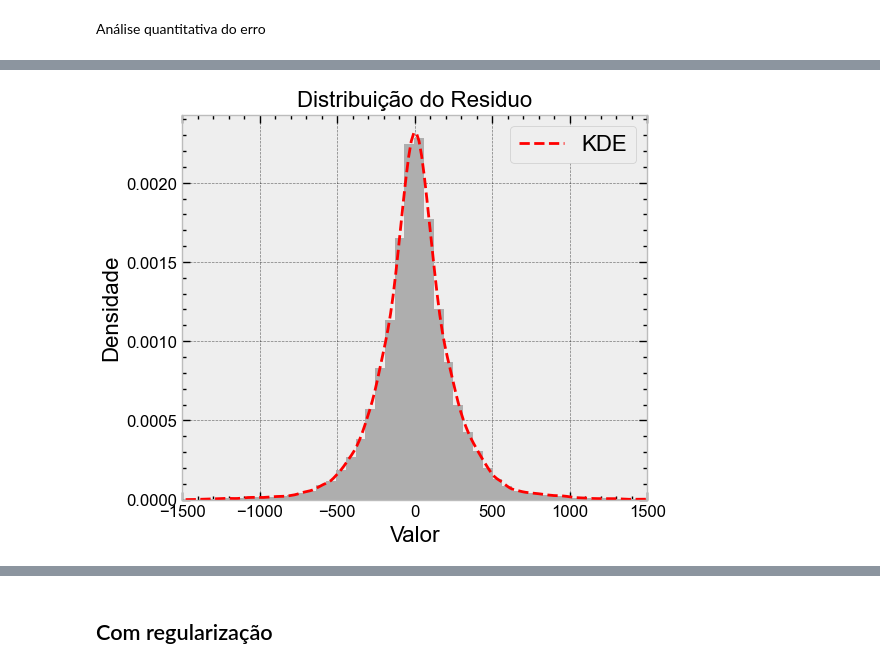
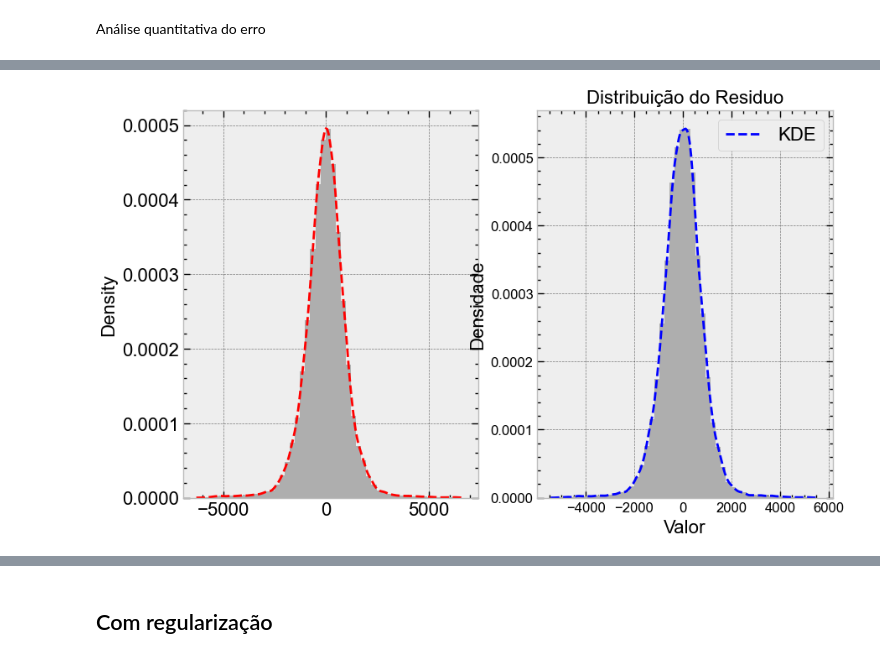
Before and after one commit to albano-a/inversion_methods_algorithms, a Jupyter notebook: full_section.ipynb, the cells around one changed output, grey strips where cells are left out. Drawn from its saved outputs; the diff is of its cells as text; code cells hidden in the pictures.

```diff
--- a/full_section.ipynb
+++ b/full_section.ipynb
@@ -353,6 +353,8 @@ inverted_impedance_final_butter = inverted_impedance_butter + imp_background
 #np.save('inverted_impedance.npy', inverted_impedance)
 # %%
 residuo = inverted_impedance_final_ricker - inverted_impedance_final_butter
+residuo1 = imp_30hz - inverted_impedance_final_ricker
+residuo2 = imp_30hz - inverted_impedance_final_butter
 # %%
 fig, axs = plt.subplots(4, 1, figsize=(8, 16))
 
@@ -460,38 +476,52 @@ plt.plot(imp_30hz[128,128,:],imp_30hz[128,128,:])
 # %%
 from tkinter import font
 import seaborn as sns
 
-plt.figure(figsize=(6,5))
+# plt.figure(figsize=(6,5))
+fig, axs = plt.subplots(1, 2, figsize=(10, 6))
+# Flatten the 3D array to 1D
+residuo_flat_ricker = residuo1[section,:,:].flatten()
+residuo_flat_butter = residuo2[section,:,:].flatten()
 
-# Flatten the 3D array to 1D
-residuo_flat = residuo[section,:,:].flatten()
-
-# Create a histogram
-plt.hist(residuo_flat,
+# Create a histogram for ricker
+axs[0].hist(residuo_flat_ricker,
          bins=50,
          density=True,
          color='#aeaeae')
-# Create a KDE plot
-sns.kdeplot(residuo_flat,
+
+# Create a KDE plot for ricker
+sns.kdeplot(residuo_flat_ricker,
             color='red',
             linewidth=2,
             linestyle='--',
-            label='KDE')
+            label='KDE',
+            ax=axs[0])  # Pass the second subplot axes
 
-# Set the x limits
-plt.xlim(-1500, 1500)
+# Create a histogram for butter
+axs[1].hist(residuo_flat_butter,
+         bins=50,
+         density=True,
+         color='#aeaeae')
+
+# Create a KDE plot for butter
+sns.kdeplot(residuo_flat_butter,
+            color='blue',
+            linewidth=2,
+            linestyle='--',
+            label='KDE',
+            ax=axs[1])  # Pass the fourth subplot axes
 
 # Set the title and labels
 plt.title('Distribuição do Residuo')
 plt.xlabel('Valor')
 plt.tick_params(axis='both', labelsize=12)
 plt.ylabel('Densidade')
 plt.legend(loc='upper right')
 
 # Show the plot
 plt.show()
 # %% [output]
-[figure, old version]
+[figure, new version]
 # %%
 from bokeh.plotting import figure, show
 from bokeh.io import output_notebook
```
Also changed, not shown: parts of 6 cells of this notebook, 2 other files.
